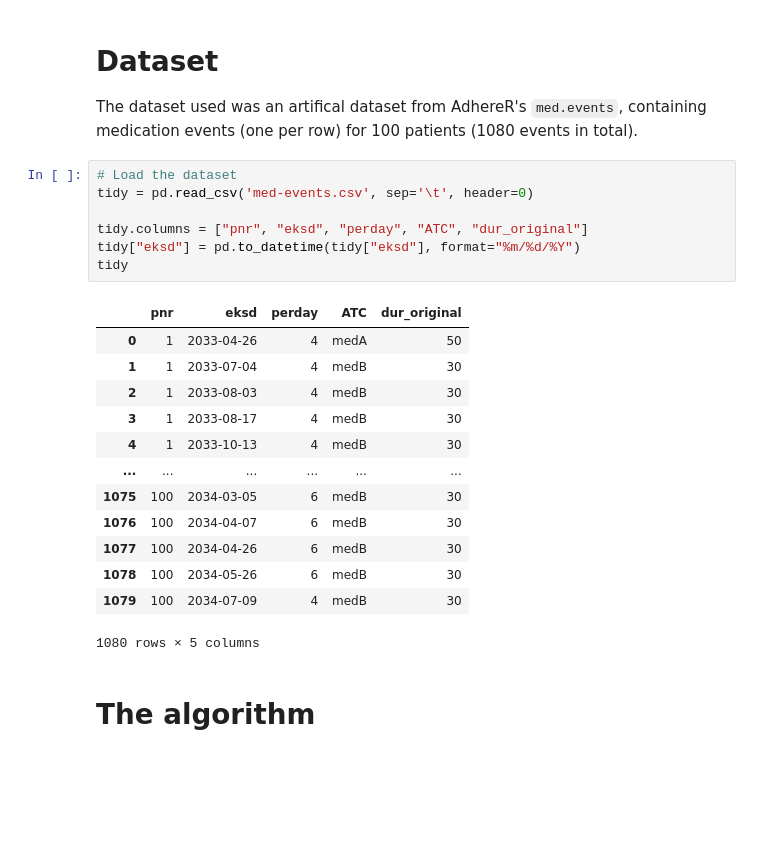
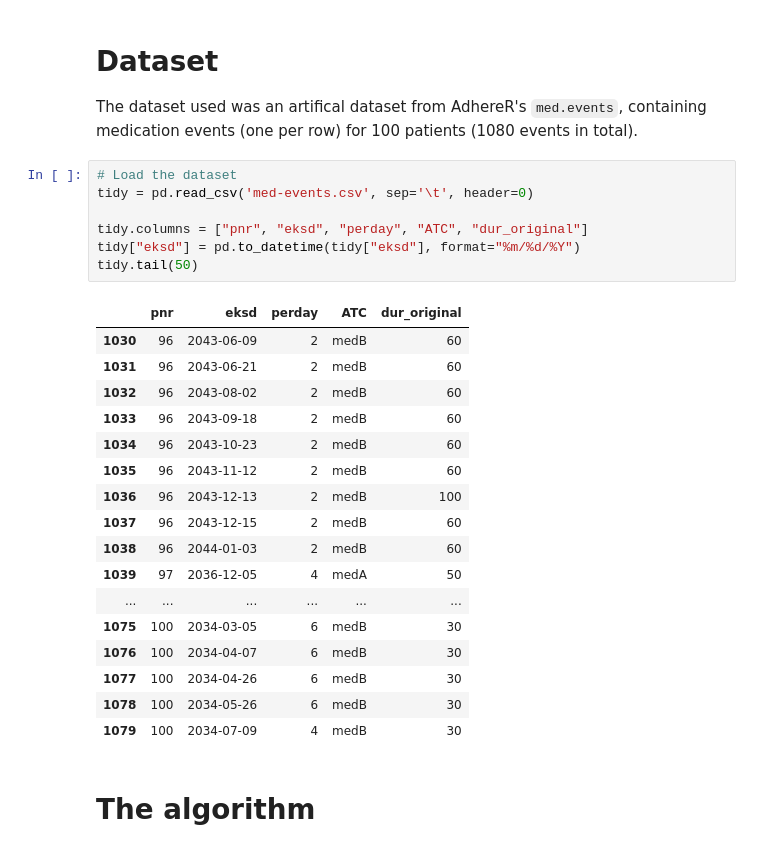
Before and after one commit to ian-sobs/sessa-empirical-estimator, a Jupyter notebook: see.ipynb, the cells around one changed output. Saved outputs shown, nothing was run; the diff lists cells and outputs as text; blank space fills up the shorter version.

```diff
--- a/see.ipynb
+++ b/see.ipynb
@@ -22,24 +22,28 @@ The dataset used was an artifical dataset from AdhereR's `med.events`, containin
 # %%
 # Load the dataset
 tidy = pd.read_csv('med-events.csv', sep='\t', header=0)
 
 tidy.columns = ["pnr", "eksd", "perday", "ATC", "dur_original"]
 tidy["eksd"] = pd.to_datetime(tidy["eksd"], format="%m/%d/%Y")
-tidy
+tidy.tail(50)
 # %% [output]
 |  | pnr | eksd | perday | ATC | dur_original |
-| 0 | 1 | 2033-04-26 | 4 | medA | 50 |
-| 1 | 1 | 2033-07-04 | 4 | medB | 30 |
-| 2 | 1 | 2033-08-03 | 4 | medB | 30 |
-| 3 | 1 | 2033-08-17 | 4 | medB | 30 |
-| 4 | 1 | 2033-10-13 | 4 | medB | 30 |
+| 1030 | 96 | 2043-06-09 | 2 | medB | 60 |
+| 1031 | 96 | 2043-06-21 | 2 | medB | 60 |
+| 1032 | 96 | 2043-08-02 | 2 | medB | 60 |
+| 1033 | 96 | 2043-09-18 | 2 | medB | 60 |
+| 1034 | 96 | 2043-10-23 | 2 | medB | 60 |
+| 1035 | 96 | 2043-11-12 | 2 | medB | 60 |
+| 1036 | 96 | 2043-12-13 | 2 | medB | 100 |
+| 1037 | 96 | 2043-12-15 | 2 | medB | 60 |
+| 1038 | 96 | 2044-01-03 | 2 | medB | 60 |
+| 1039 | 97 | 2036-12-05 | 4 | medA | 50 |
 | ... | ... | ... | ... | ... | ... |
 | 1075 | 100 | 2034-03-05 | 6 | medB | 30 |
 | 1076 | 100 | 2034-04-07 | 6 | medB | 30 |
 | 1077 | 100 | 2034-04-26 | 6 | medB | 30 |
 | 1078 | 100 | 2034-05-26 | 6 | medB | 30 |
 | 1079 | 100 | 2034-07-09 | 4 | medB | 30 |
-1080 rows × 5 columns
 # %% [markdown]
 # The algorithm
 # %% [markdown]
```
Also changed, not shown: parts of 14 cells of this notebook.
